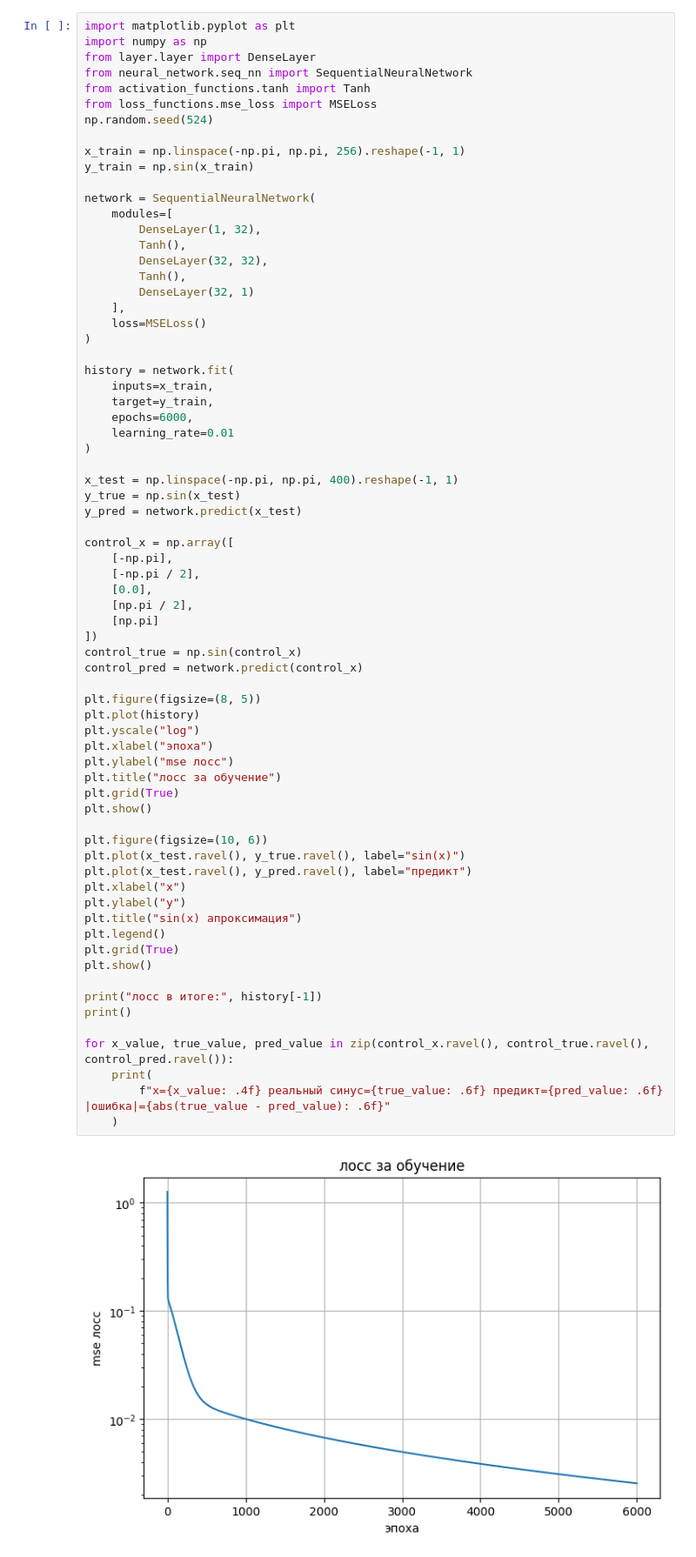
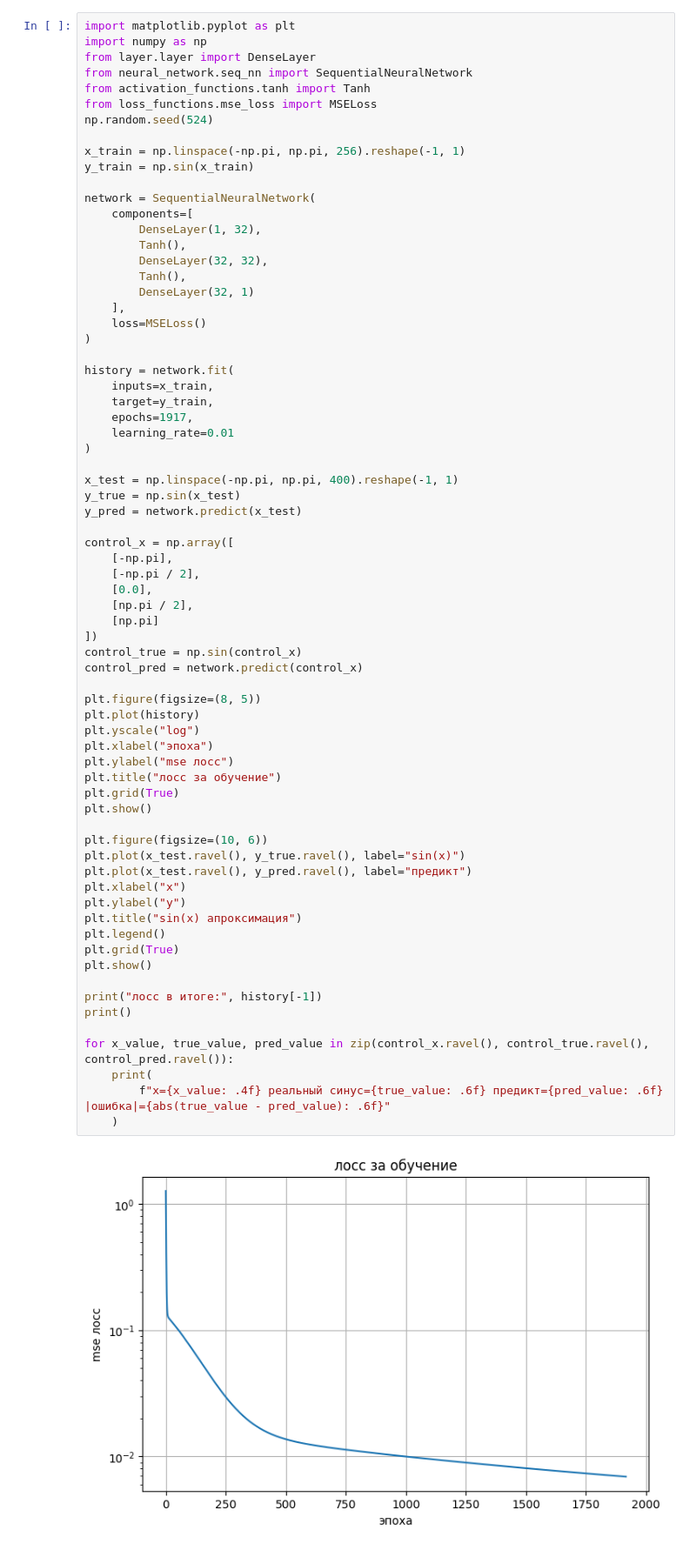
Before and after one commit to DJkeee/NN-from-scratch, a Jupyter notebook: main.ipynb, the cells around one changed output. Shown at 87% size. Cells and saved outputs as stored; diff of their text form.

```diff
--- a/main.ipynb
+++ b/main.ipynb
@@ -11,7 +11,7 @@ x_train = np.linspace(-np.pi, np.pi, 256).reshape(-1, 1)
 y_train = np.sin(x_train)
 
 network = SequentialNeuralNetwork(
-    modules=[
+    components=[
         DenseLayer(1, 32),
         Tanh(),
         DenseLayer(32, 32),
@@ -24,7 +24,7 @@ network = SequentialNeuralNetwork(
 history = network.fit(
     inputs=x_train,
     target=y_train,
-    epochs=6000,
+    epochs=1917,
     learning_rate=0.01
 )
 
@@ -42,31 +42,31 @@ control_x = np.array([
 control_true = np.sin(control_x)
 control_pred = network.predict(control_x)
 
 plt.figure(figsize=(8, 5))
 plt.plot(history)
 plt.yscale("log")
 plt.xlabel("эпоха")
 plt.ylabel("mse лосс")
 plt.title("лосс за обучение")
 plt.grid(True)
 plt.show()
 
 plt.figure(figsize=(10, 6))
 plt.plot(x_test.ravel(), y_true.ravel(), label="sin(x)")
 plt.plot(x_test.ravel(), y_pred.ravel(), label="предикт")
 plt.xlabel("x")
 plt.ylabel("y")
 plt.title("sin(x) апроксимация")
 plt.legend()
 plt.grid(True)
 plt.show()
 
 print("лосс в итоге:", history[-1])
 print()
 
 for x_value, true_value, pred_value in zip(control_x.ravel(), control_true.ravel(), control_pred.ravel()):
     print(
         f"x={x_value: .4f} реальный синус={true_value: .6f} предикт={pred_value: .6f} |ошибка|={abs(true_value - pred_value): .6f}"
     )
 # %% [output]
-[figure, old version]
+[figure, new version]
```
Also changed, not shown: parts of 1 cell of this notebook, 9 other files.
